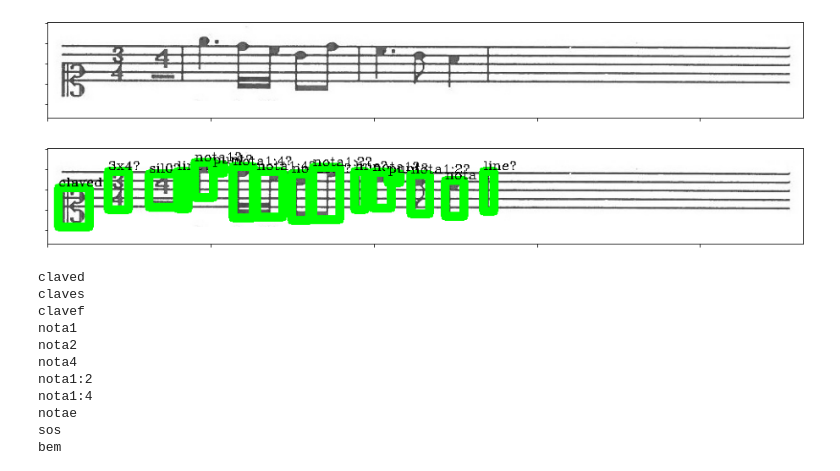
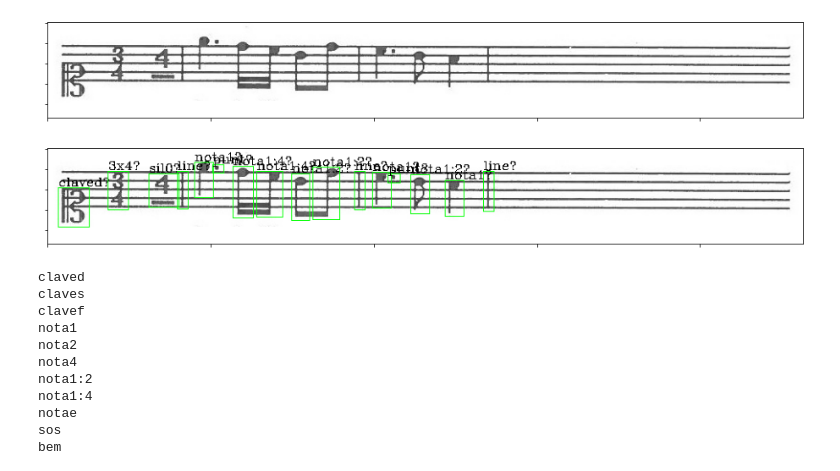
Before and after one commit to joheras/MusicaCatedralStoDomingoIER, a Jupyter notebook: Notebooks/SacarMúsica/YOLO.ipynb, the cells around one changed output. Saved outputs shown, nothing was run; the diff lists cells and outputs as text; code cells hidden in the pictures.

```diff
--- a/Notebooks/SacarMúsica/YOLO.ipynb
+++ b/Notebooks/SacarMúsica/YOLO.ipynb
@@ -132,5 +141,6 @@ shutil.make_archive('/content/datasetYOLO','zip','/content/datasetYOLO')
 # %%
 import cv2
+import random
 import matplotlib.pyplot as plt
 %matplotlib inline
 
@@ -160,7 +170,7 @@ def mostrarImagenConAnotacion(imagePath,annotationPath,classesPath):
         clases = f.readlines()
     for annot in lines:
         (c,x,y,w,h) = annot.split(' ')
-        cv2.rectangle(image,(int((float(x)-float(w)/2)*W),int((float(y)-float(h)/2)*H)),(int((float(x)+float(w)/2)*W),int((float(y)+float(h)/2)*H)),(0,255,0),10)
+        cv2.rectangle(image,(int((float(x)-float(w)/2)*W),int((float(y)-float(h)/2)*H)),(int((float(x)+float(w)/2)*W),int((float(y)+float(h)/2)*H)),(0,255,0),1)
         cv2.putText(image,clases[int(c)],(int((float(x)-float(w)/2)*W),int((float(y)-float(h)/2)*H-2)),cv2.FONT_HERSHEY_COMPLEX,0.5,(0,0,0),1)
     img2 = image[:,:,::-1]
     fig, ax = plt.subplots(1,1,figsize=(16,5))
@@ -173,9 +183,9 @@ mostrarImagen('/content/datasetYOLO/train/pent1001.jpg')
 # %% [output]
 [figure]
 # %%
-mostrarImagenConAnotacion('/content/datasetYOLO/train/pent1001.jpg','/content/datasetYOLO/train/pent1001.txt','/content/datasetYOLO/classes.names')
+mostrarImagenConAnotacion('datasetYOLO/train/pent1001.jpg','datasetYOLO/train/pent1001.txt','datasetYOLO/classes.names')
 # %% [output]
-[figure, old version]
+[figure, new version]
 # %%
 !cat /content/datasetYOLO/classes.names
 # %% [output]
```
Also changed, not shown: parts of 23 cells of this notebook.
